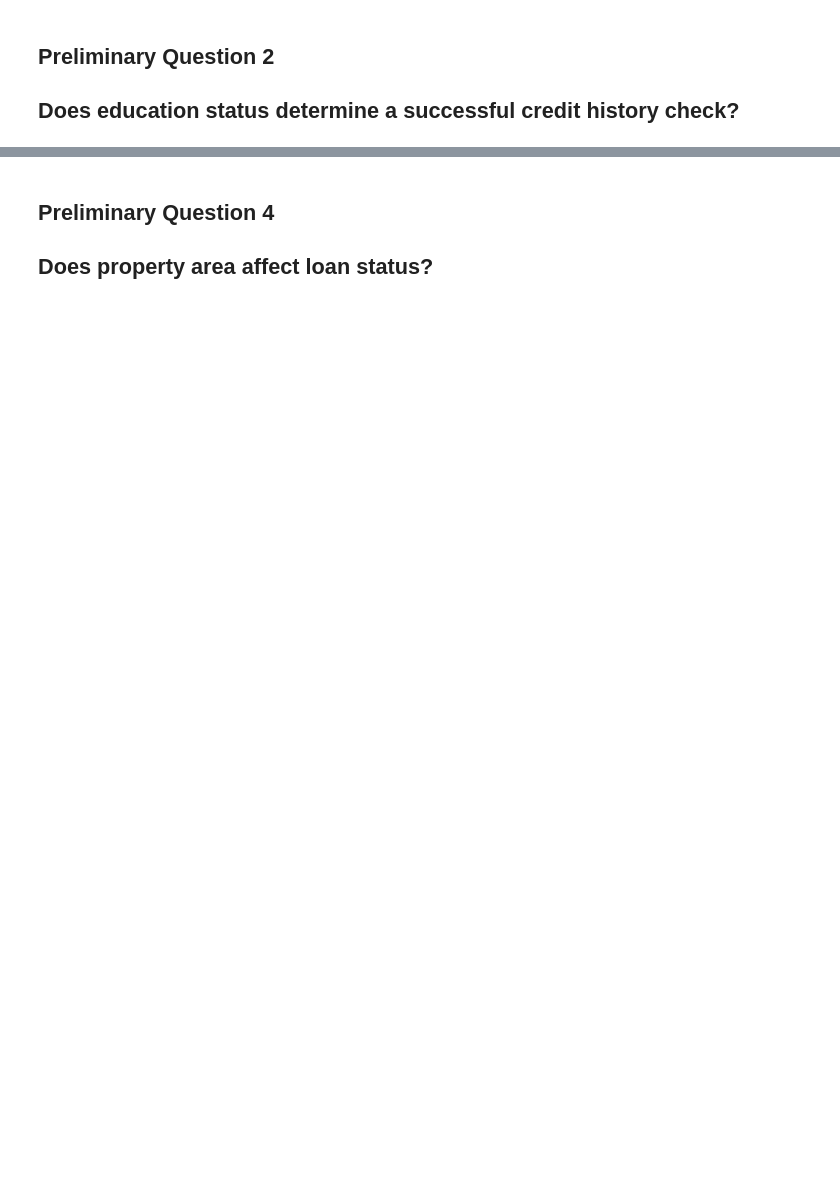
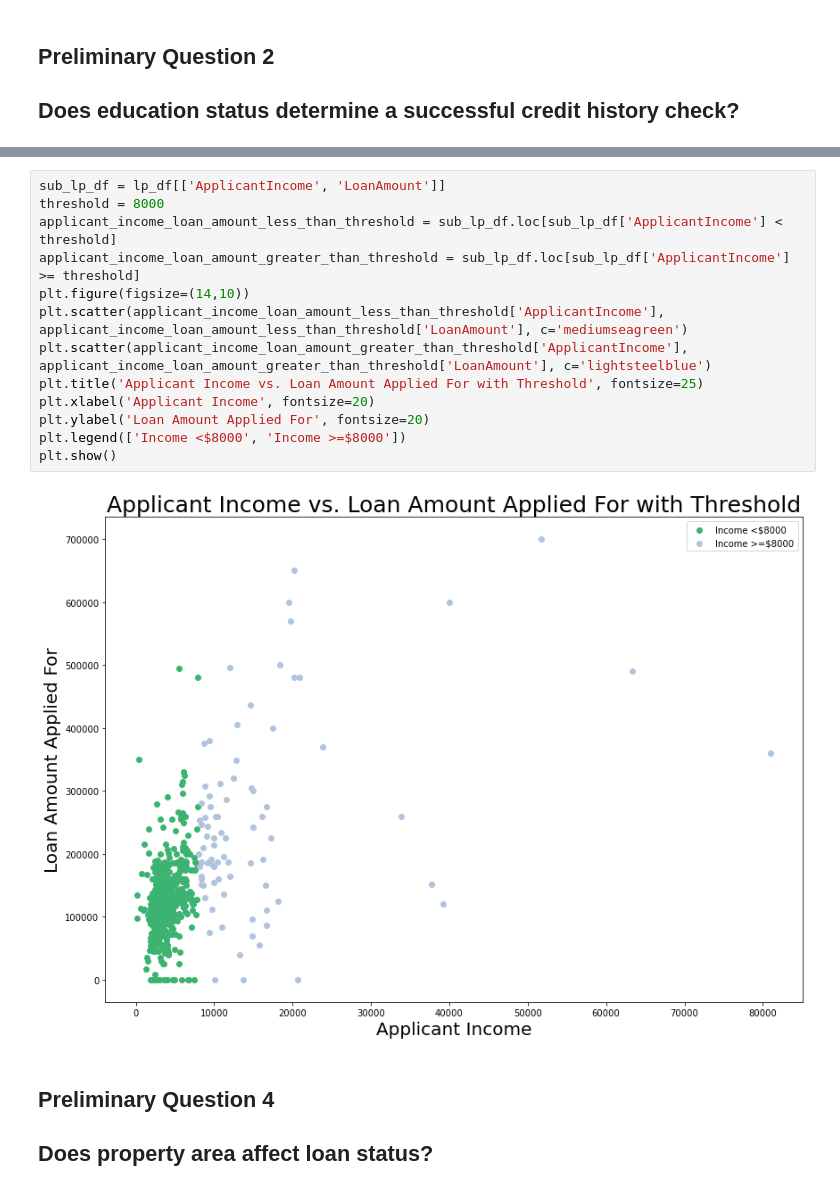
Before and after one commit to spa542/DSCI470, a Jupyter notebook: Project_2_Loan_Prediction_Dataset/Loan_Prediction_Dataset_Playground.ipynb, the cells around one changed output, grey strips where cells are left out. Cells and saved outputs as stored; diff of their text form; blank space fills up the shorter version.

```diff
--- a/Project_2_Loan_Prediction_Dataset/Loan_Prediction_Dataset_Playground.ipynb
+++ b/Project_2_Loan_Prediction_Dataset/Loan_Prediction_Dataset_Playground.ipynb
@@ -135,3 +167,18 @@ lp_df.head(25)
+# %%
+sub_lp_df = lp_df[['ApplicantIncome', 'LoanAmount']]
+threshold = 8000
+applicant_income_loan_amount_less_than_threshold = sub_lp_df.loc[sub_lp_df['ApplicantIncome'] < threshold]
+applicant_income_loan_amount_greater_than_threshold = sub_lp_df.loc[sub_lp_df['ApplicantIncome'] >= threshold]
+plt.figure(figsize=(14,10))
+plt.scatter(applicant_income_loan_amount_less_than_threshold['ApplicantIncome'], applicant_income_loan_amount_less_than_threshold['LoanAmount'], c='mediumseagreen')
+plt.scatter(applicant_income_loan_amount_greater_than_threshold['ApplicantIncome'], applicant_income_loan_amount_greater_than_threshold['LoanAmount'], c='lightsteelblue')
+plt.title('Applicant Income vs. Loan Amount Applied For with Threshold', fontsize=25)
+plt.xlabel('Applicant Income', fontsize=20)
+plt.ylabel('Loan Amount Applied For', fontsize=20)
+plt.legend(['Income <$8000', 'Income >=$8000'])
+plt.show()
+# %% [output]
+[figure, added]
 # %% [markdown]
 ## Preliminary Question 4
 ## Does property area affect loan status?
```
Also changed, not shown: parts of 5 cells of this notebook.
